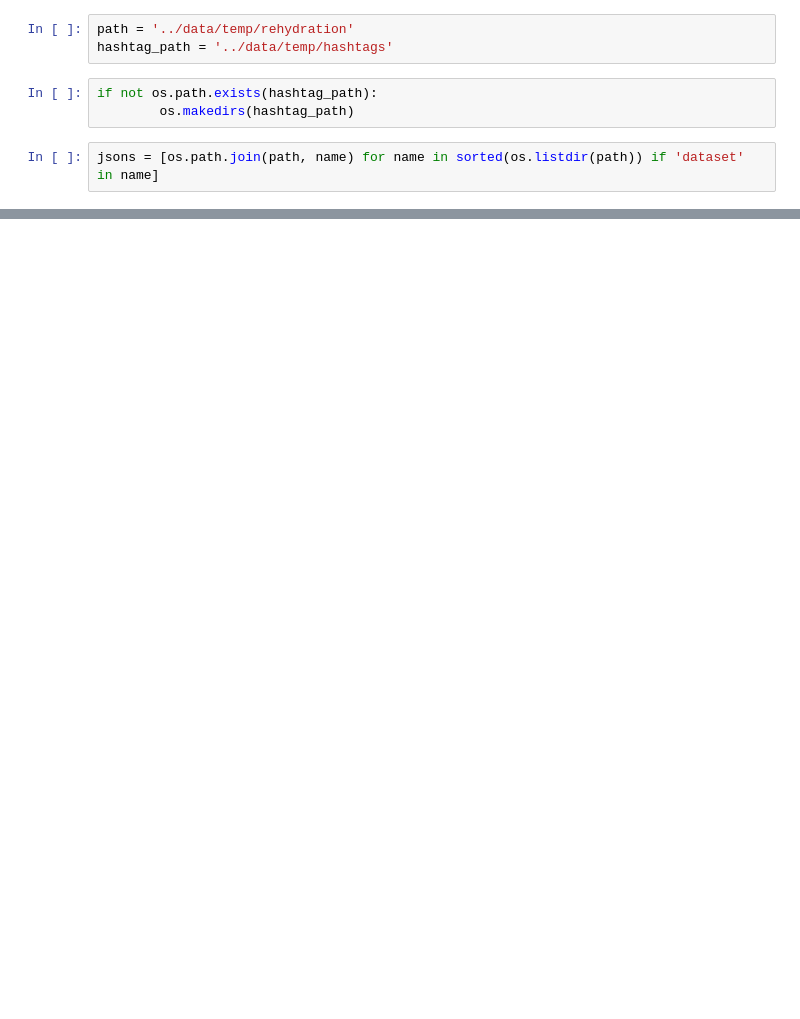
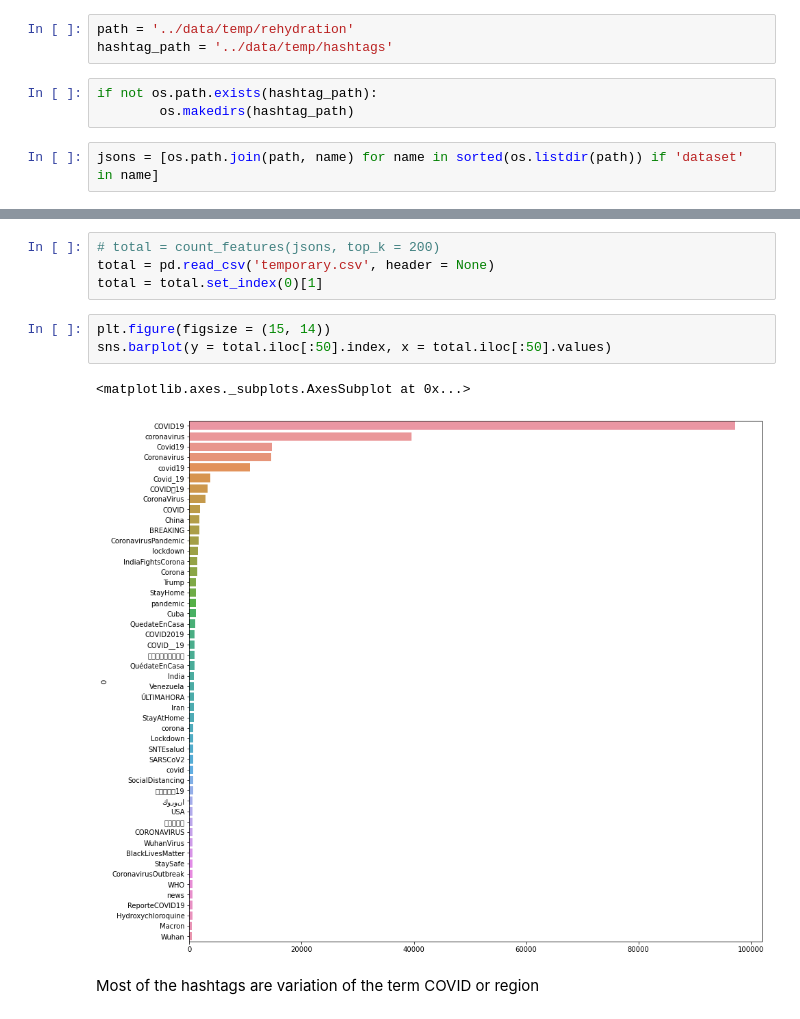
Before and after one commit to ShutongLi/dsc180_COVID_misinformation, a Jupyter notebook: notebooks/hashtag presentation.ipynb, the cells around one changed output, grey strips where cells are left out. Cells and saved outputs as stored; diff of their text form; blank space fills up the shorter version.

```diff
--- a/notebooks/hashtag presentation.ipynb
+++ b/notebooks/hashtag presentation.ipynb
@@ -19,0 +43,12 @@ jsons[0]
+# %%
+# total = count_features(jsons, top_k = 200)
+total = pd.read_csv('temporary.csv', header = None)
+total = total.set_index(0)[1]
+# %%
+plt.figure(figsize = (15, 14))
+sns.barplot(y = total.iloc[:50].index, x = total.iloc[:50].values)
+# %% [output]
+<matplotlib.axes._subplots.AxesSubplot at 0x...>
+[figure, added]
+# %% [markdown]
+Most of the hashtags are variation of the term COVID or region
```
Also changed, not shown: parts of 32 cells of this notebook, 4 other files.
